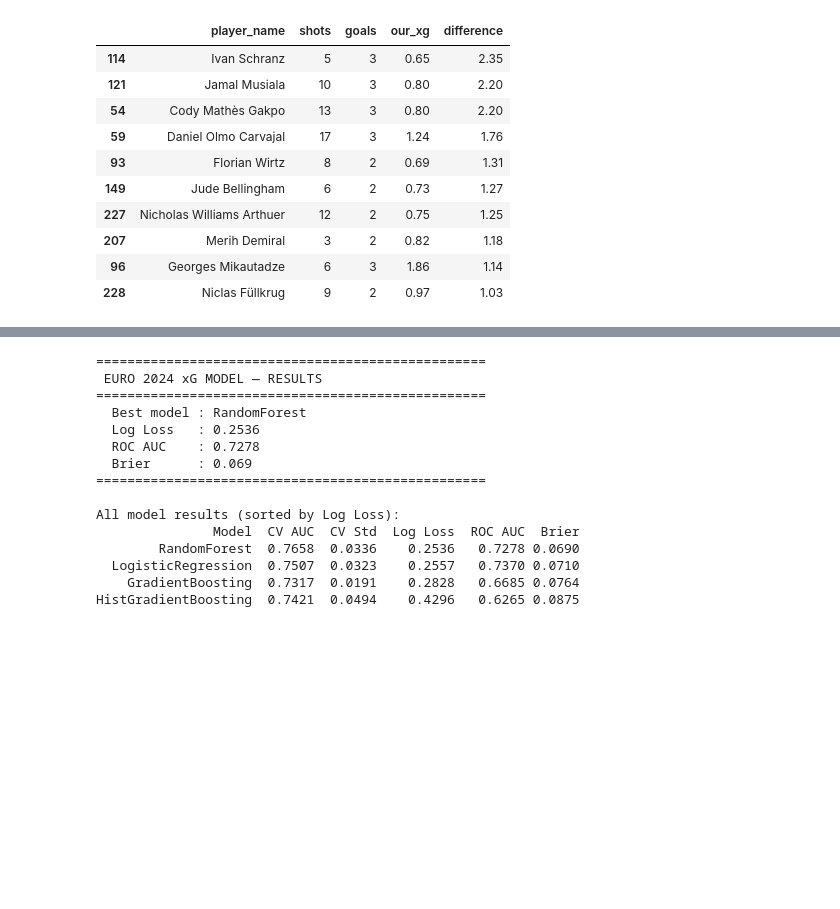
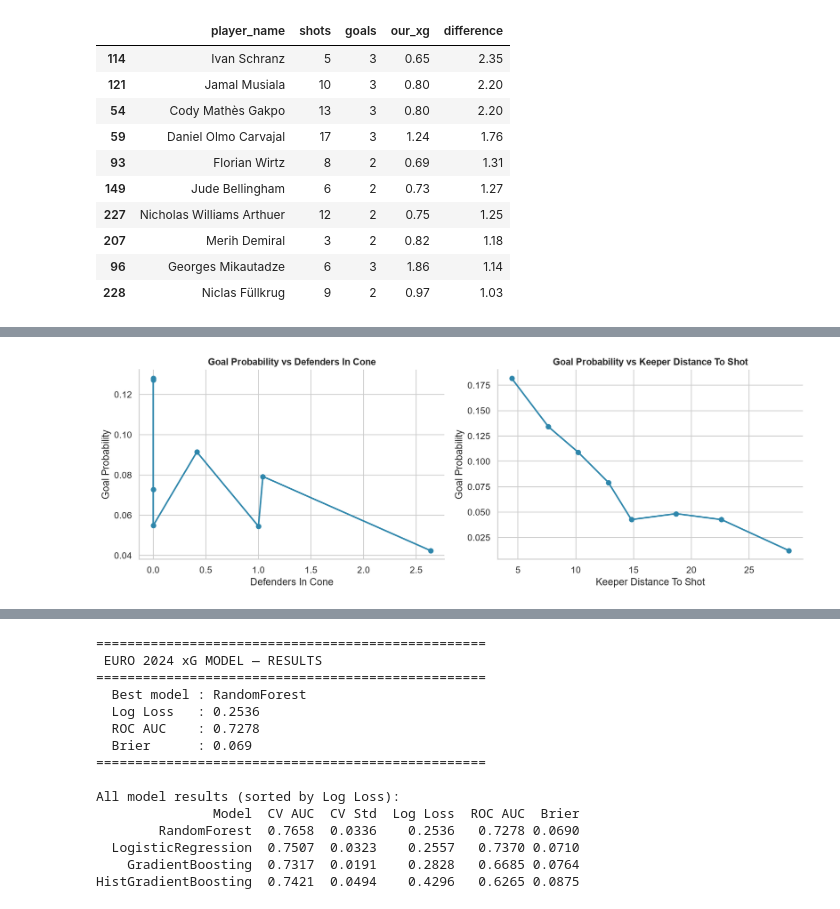
Before and after one commit to amunshi10/euro2024-xg-model, a Jupyter notebook: notebooks/euro2024_xg_model.ipynb, the cells around one changed output, grey strips where cells are left out. Cells and saved outputs as stored; diff of their text form; code cells hidden in the pictures; blank space fills up the shorter version.

```diff
--- a/notebooks/euro2024_xg_model.ipynb
+++ b/notebooks/euro2024_xg_model.ipynb
@@ -545,0 +571,9 @@ player_summary.head(10)
+# %%
+df_360 = load_data('../data/euro2024_shots_360.csv')
+df_360 = engineer_features(df_360)
+df_360 = clean_data(df_360)
+df_360 = engineer_freeze_frame_features(df_360)
+
+print(f"360 coverage : {df_360['has_360'].mean():.1%}")
+print(f"Shots        : {len(df_360):,}")
+df_360[FREEZE_FRAME_FEATURE_COLS + ['has_360']].describe().round(2)
@@ -545,0 +592,18 @@ player_summary.head(10)
+# %%
+# Goal probability vs the two strongest freeze-frame features
+fig, axes = plt.subplots(1, 2, figsize=(13, 4.5))
+
+for ax, feat in zip(axes, ['defenders_in_cone', 'keeper_distance_to_shot']):
+    bins = pd.qcut(df_360[feat].rank(method='first'), 8, duplicates='drop')
+    goal_rate = df_360.groupby(bins, observed=True)['goal'].mean()
+    bin_mid = df_360.groupby(bins, observed=True)[feat].mean()
+    ax.plot(bin_mid.values, goal_rate.values, marker='o', color=ACCENT, linewidth=2)
+    ax.set_xlabel(feat.replace('_', ' ').title())
+    ax.set_ylabel('Goal Probability')
+    ax.set_title(f'Goal Probability vs {feat.replace("_", " ").title()}')
+
+plt.tight_layout()
+plt.savefig('../outputs/freeze_frame_scatter.png', bbox_inches='tight')
+plt.show()
+# %% [output]
+[figure, added]
```
Also changed, not shown: parts of 9 cells of this notebook, 9 other files.
